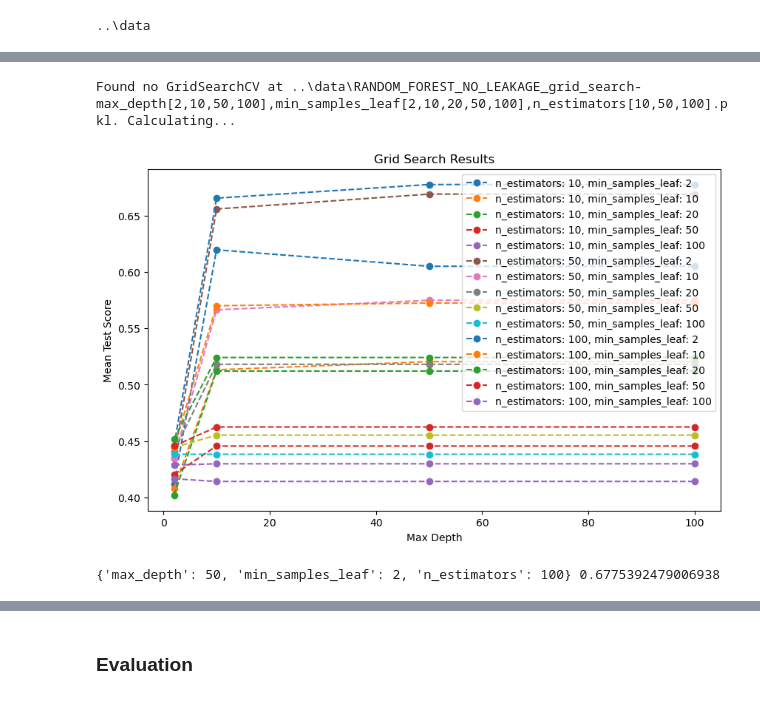
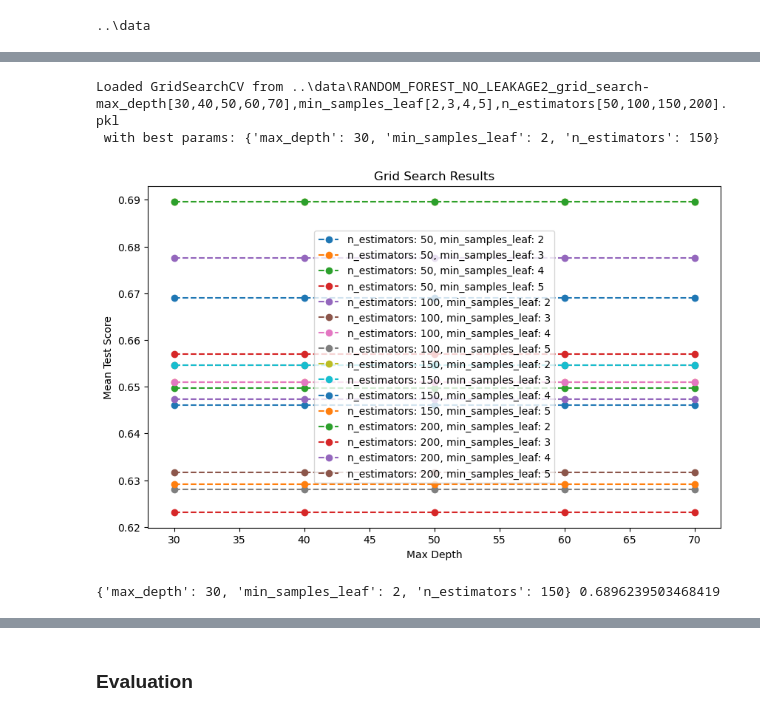
Before and after one commit to Knerten0815/GrooveLens, a Jupyter notebook: Notebooks/Multiclass_Random_Forest.ipynb, the cells around one changed output, grey strips where cells are left out. Saved outputs shown, nothing was run; the diff lists cells and outputs as text; code cells hidden in the pictures.

```diff
--- a/Notebooks/Multiclass_Random_Forest.ipynb
+++ b/Notebooks/Multiclass_Random_Forest.ipynb
@@ -1,5 +1,5 @@
 # %%
-FILE_SUFFIX = 'RANDOM_FOREST_NO_LEAKAGE'
+FILE_SUFFIX = 'RANDOM_FOREST_NO_LEAKAGE2'
 # %% [markdown]
 # Load Data
 # %%
@@ -187,7 +190,6 @@ def grid_search_pickling_path(prefix: str, dictionary: dict):
 import numpy as np
 import matplotlib.pyplot as plt
 from sklearn.ensemble import RandomForestClassifier
-from sklearn.multioutput import MultiOutputClassifier
 from sklearn.model_selection import GridSearchCV
 
 def perform_and_plot_RNDForest_grid_search(parameters: dict, train_data, train_labels):
@@ -227,8 +229,8 @@ def perform_and_plot_RNDForest_grid_search(parameters: dict, train_data, train_l
     for k, n_estimators in enumerate(parameters['n_estimators']):
         scores_for_n_estimators = scores_array[:, :, k].T
         for i, min_samples_leaf in enumerate(parameters['min_samples_leaf']):
-            ax.plot(parameters['max_depth'], scores_for_n_estimators[i],
-                    marker='o', linestyle='--', label=f'n_estimators: {n_estimators}, min_samples_leaf: {min_samples_leaf}')
+            ax.plot(parameters['max_depth'], scores_for_n_estimators[i], label=f'n_estimators: {n_estimators}, min_samples_leaf: {min_samples_leaf}',
+                    marker='o', linestyle='--')
 
     ax.set_title('Grid Search Results')
     ax.set_xlabel('Max Depth')
@@ -241,12 +251,13 @@ def perform_and_plot_RNDForest_grid_search(parameters: dict, train_data, train_l
 # %%
-prefixed_parameters = {"max_depth": [2, 10, 50, 100],
-              "min_samples_leaf": [2, 10, 20, 50, 100],
-              "n_estimators":[10, 50, 100]}
+prefixed_parameters = {"max_depth": [30, 40, 50, 60, 70],
+                        "min_samples_leaf": [2, 3, 4, 5],
+                        "n_estimators":[50, 100, 150, 200]}
 
 grid_search = perform_and_plot_RNDForest_grid_search(prefixed_parameters, X_train, y_train)
 best_params = grid_search.best_params_
 print(best_params, grid_search.best_score_)
 # %% [output]
-Found no GridSearchCV at ..\data\RANDOM_FOREST_NO_LEAKAGE_grid_search-max_depth[2,10,50,100],min_samples_leaf[2,10,20,50,100],n_estimators[10,50,100].pkl. Calculating...
+Loaded GridSearchCV from ..\data\RANDOM_FOREST_NO_LEAKAGE2_grid_search-max_depth[30,40,50,60,70],min_samples_leaf[2,3,4,5],n_estimators[50,100,150,200].pkl
+ with best params: {'max_depth': 30, 'min_samples_leaf': 2, 'n_estimators': 150}
-[figure, old version]
+[figure, new version]
-{'max_depth': 50, 'min_samples_leaf': 2, 'n_estimators': 100} 0.6775392479006938
+{'max_depth': 30, 'min_samples_leaf': 2, 'n_estimators': 150} 0.6896239503468419
```
Also changed, not shown: parts of 30 cells of this notebook, 3 other files.
